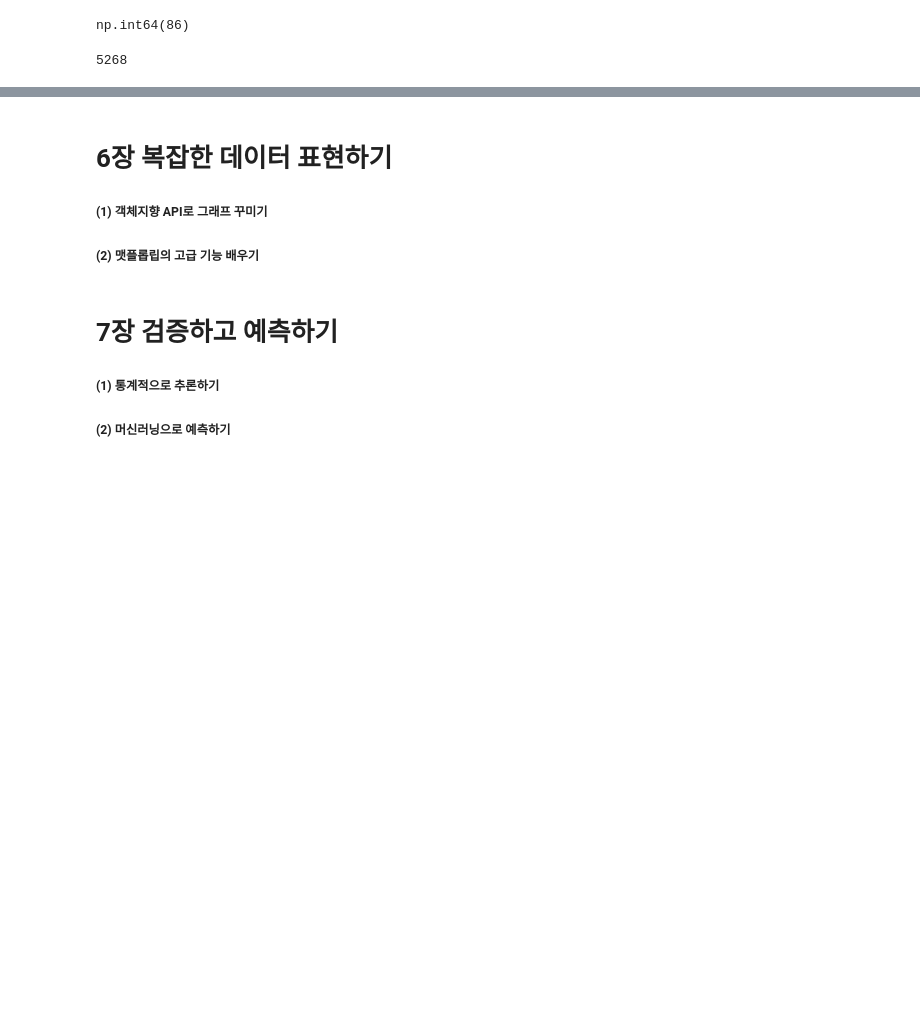
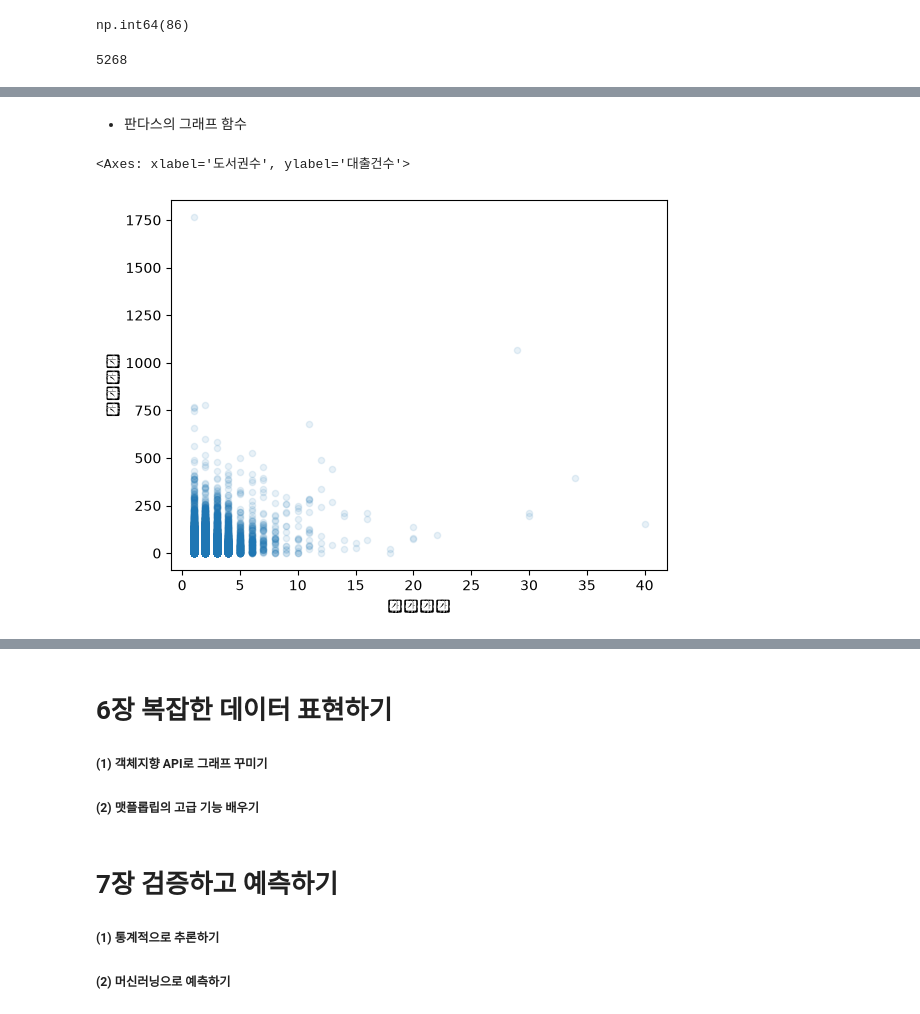
Before and after one commit to yccho1004/pythonBasic, a Jupyter notebook: HonGong-DataAnalysis_py/basics_DA.ipynb, the cells around one changed output, grey strips where cells are left out. Drawn from its saved outputs; the diff is of its cells as text; code cells hidden in the pictures; blank space fills up the shorter version.

```diff
--- a/HonGong-DataAnalysis_py/basics_DA.ipynb
+++ b/HonGong-DataAnalysis_py/basics_DA.ipynb
@@ -521,0 +836,8 @@ def get_book_title(isbn):
+# %% [markdown]
+* 판다스의 그래프 함수
+# %%
+#판다스에서 산점도 그리기
+ns_book7.plot.scatter('도서권수', '대출건수', alpha=0.1) #도서권수는 X축 데이터, 대출건수는 Y축 데이터
+# %% [output]
+<Axes: xlabel='도서권수', ylabel='대출건수'>
+[figure, added]
```
Also changed, not shown: parts of 33 cells of this notebook, 3 other files.
